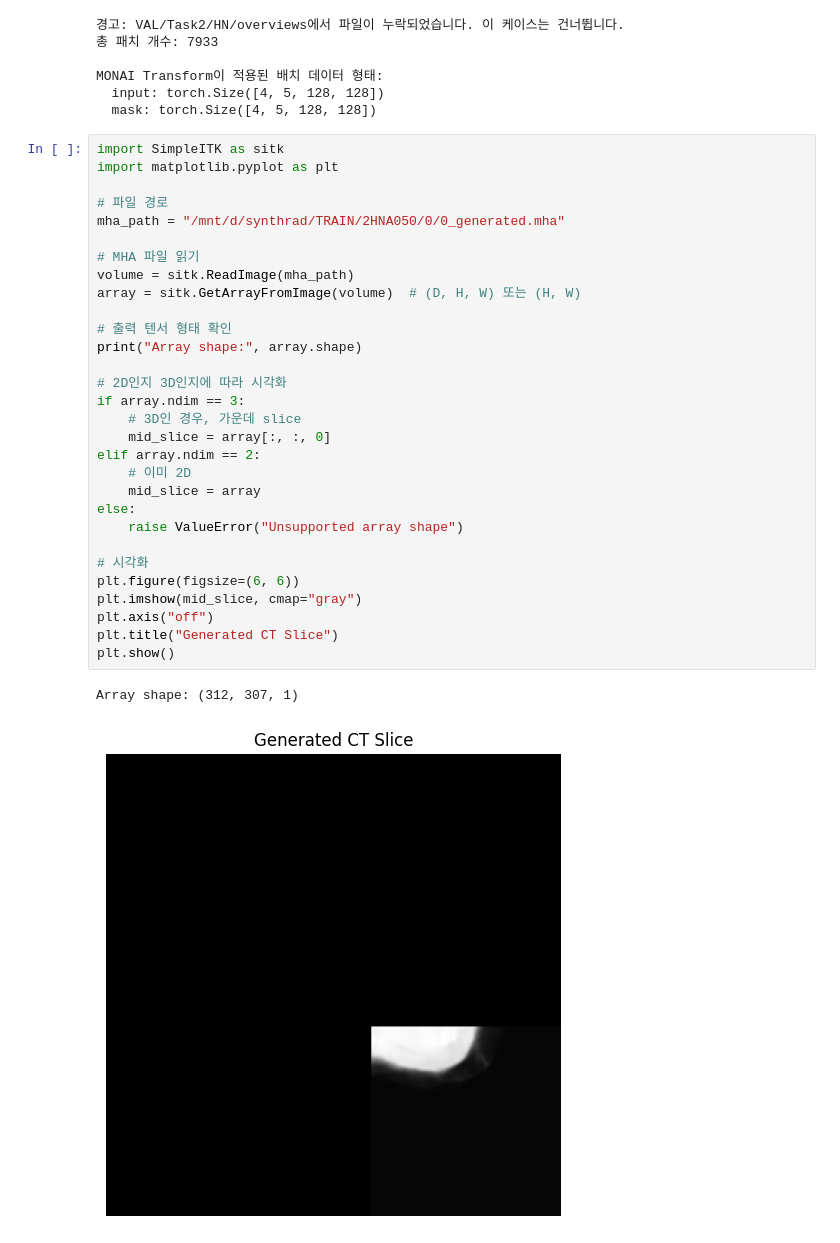
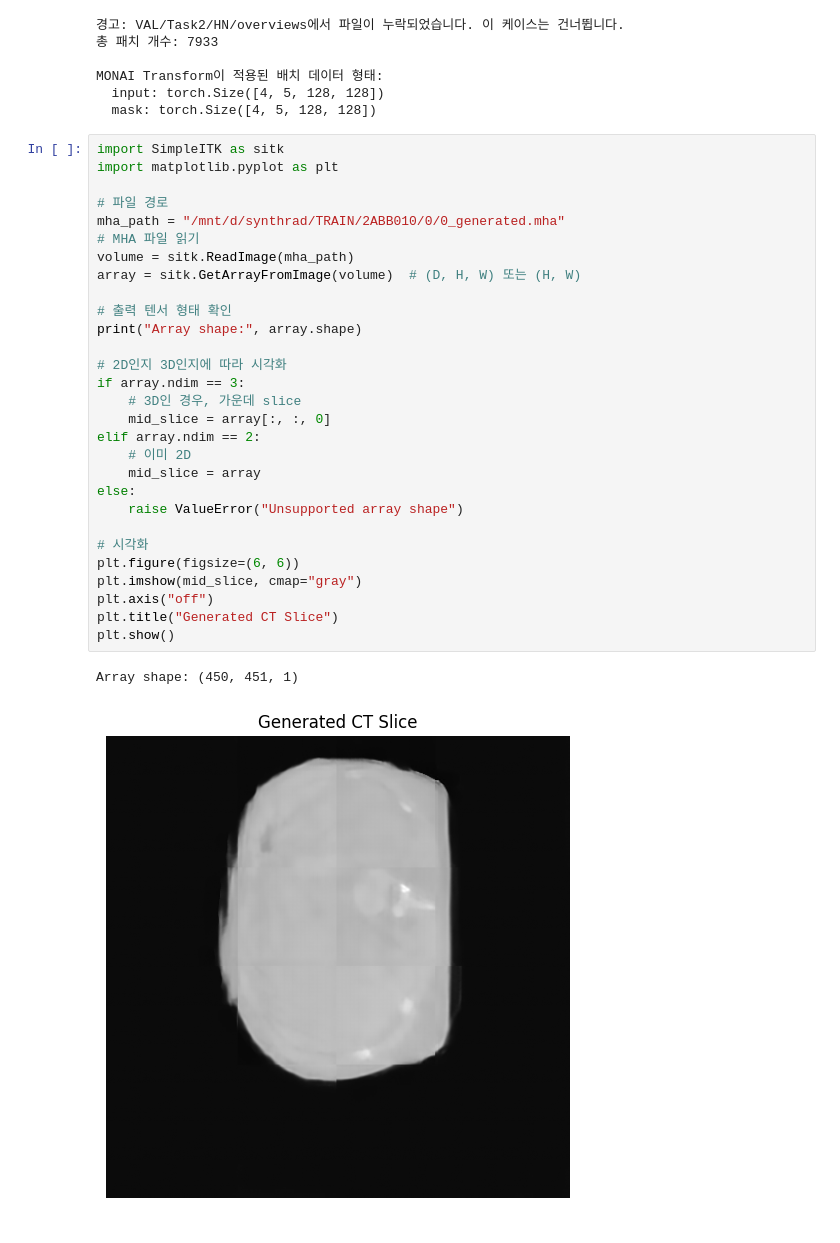
Before and after one commit to kitewatermelon/s2025, a Jupyter notebook: dataset_experiments.ipynb, the cells around one changed output. Saved outputs shown, nothing was run; the diff lists cells and outputs as text.

```diff
--- a/dataset_experiments.ipynb
+++ b/dataset_experiments.ipynb
@@ -187,33 +187,32 @@ MONAI Transform이 적용된 배치 데이터 형태:
 # %%
 import SimpleITK as sitk
 import matplotlib.pyplot as plt
 
 # 파일 경로
-mha_path = "/mnt/d/synthrad/TRAIN/2HNA050/0/0_generated.mha"
-
+mha_path = "/mnt/d/synthrad/TRAIN/2ABB010/0/0_generated.mha"
 # MHA 파일 읽기
 volume = sitk.ReadImage(mha_path)
 array = sitk.GetArrayFromImage(volume)  # (D, H, W) 또는 (H, W)
 
 # 출력 텐서 형태 확인
 print("Array shape:", array.shape)
 
 # 2D인지 3D인지에 따라 시각화
 if array.ndim == 3:
     # 3D인 경우, 가운데 slice
     mid_slice = array[:, :, 0]
 elif array.ndim == 2:
     # 이미 2D
     mid_slice = array
 else:
     raise ValueError("Unsupported array shape")
 
 # 시각화
 plt.figure(figsize=(6, 6))
 plt.imshow(mid_slice, cmap="gray")
 plt.axis("off")
 plt.title("Generated CT Slice")
 plt.show()
 # %% [output]
-Array shape: (312, 307, 1)
+Array shape: (450, 451, 1)
-[figure, old version]
+[figure, new version]
```
Also changed, not shown: parts of 1 cell of this notebook, 38 other files.
